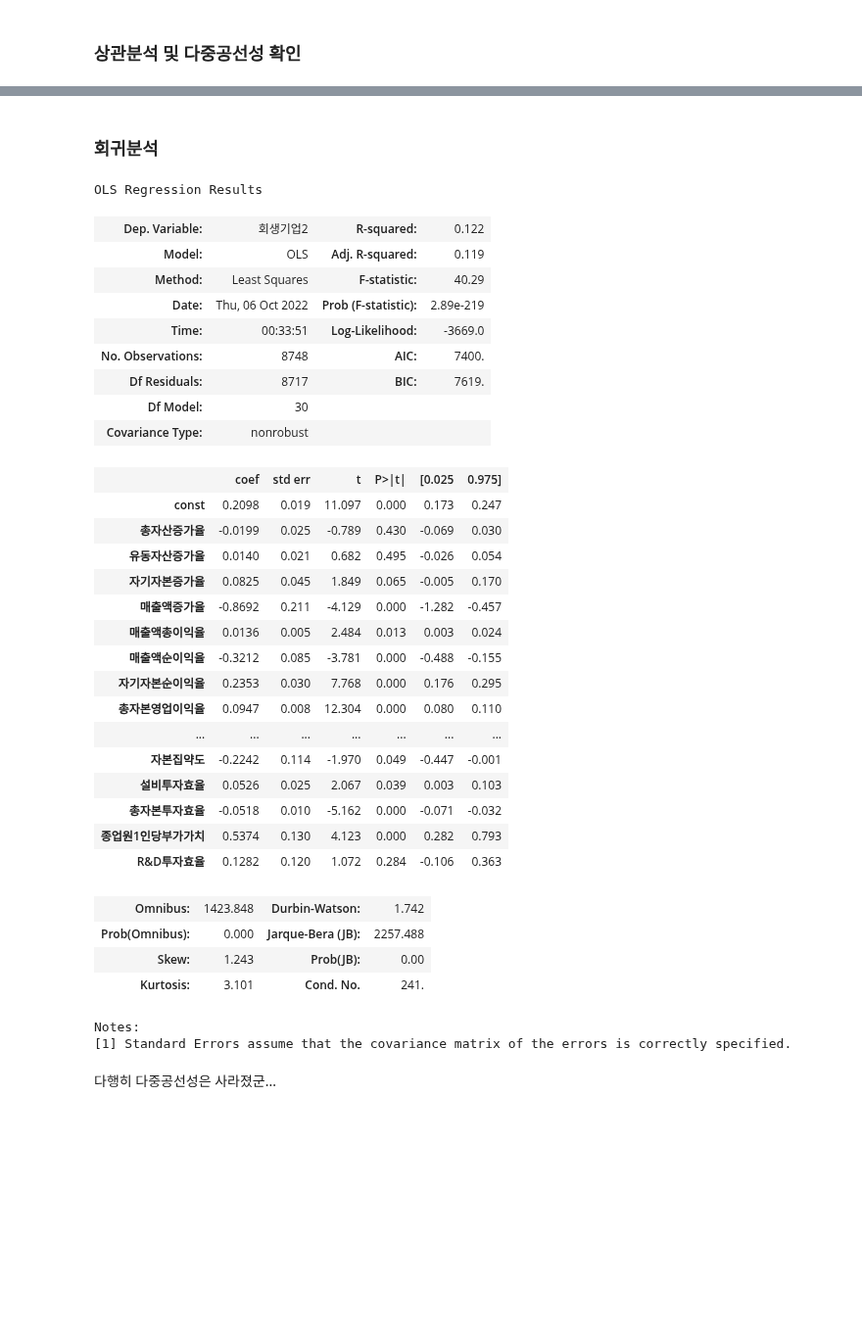
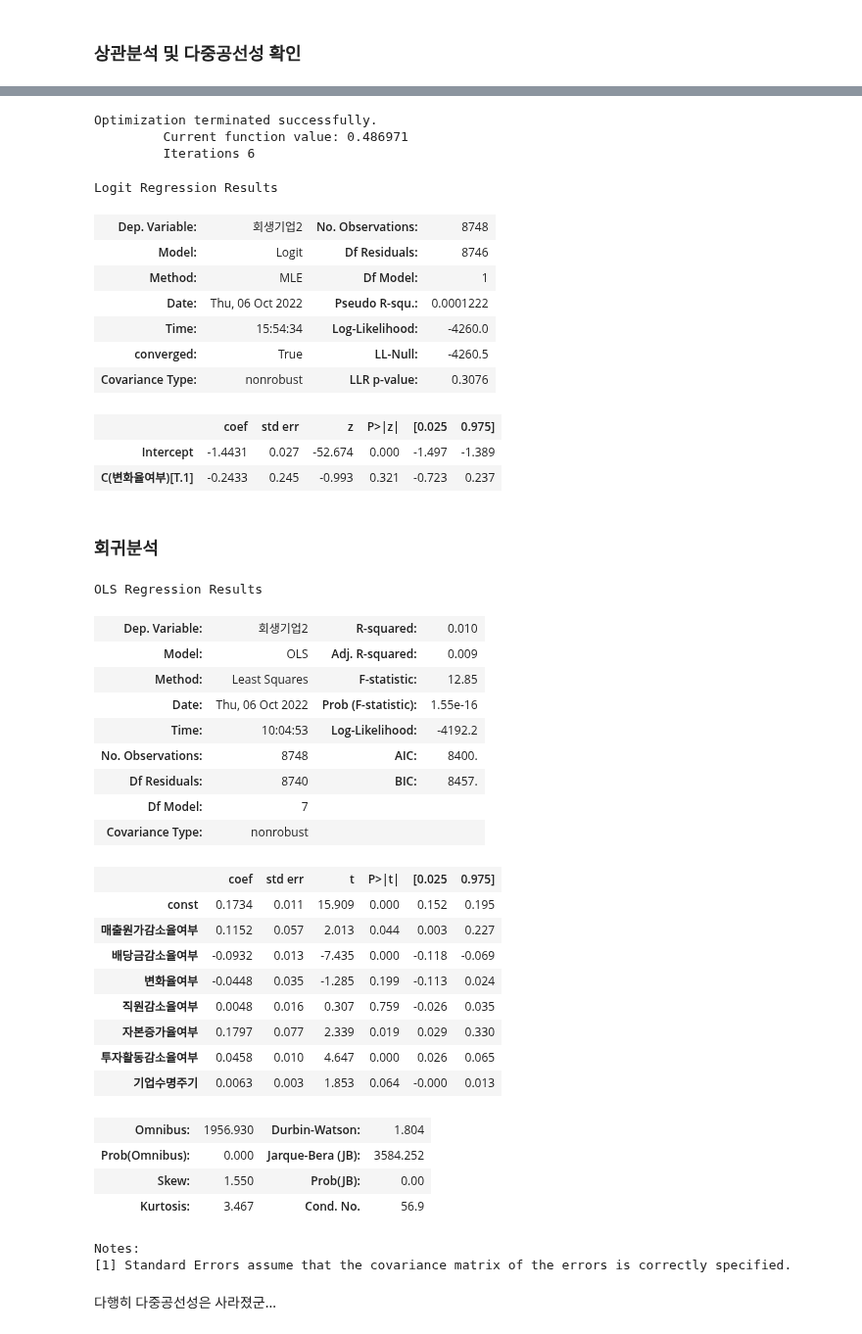
Before and after one commit to Penta-Audit-Technology/jh, a Jupyter notebook: main/featureselction.ipynb, the cells around one changed output, grey strips where cells are left out. Shown at 98% size. Drawn from its saved outputs; the diff is of its cells as text; code cells hidden in the pictures; blank space fills up the shorter version.

```diff
--- a/main/featureselction.ipynb
+++ b/main/featureselction.ipynb
@@ -629,53 +750,67 @@ vif
+# %%
+import statsmodels.formula.api as smf
+from tensorboard import summary
+formula = '회생기업2 ~ C(변화율여부)'
+log_reg = smf.logit(formula, data= df).fit()
+log_reg.summary()
+# %% [output]
+Optimization terminated successfully.
+         Current function value: 0.486971
+         Iterations 6
+Logit Regression Results
+| Dep. Variable: | 회생기업2 | No. Observations: | 8748 |
+| Model: | Logit | Df Residuals: | 8746 |
+| Method: | MLE | Df Model: | 1 |
+| Date: | Thu, 06 Oct 2022 | Pseudo R-squ.: | 0.0001222 |
+| Time: | 15:54:34 | Log-Likelihood: | -4260.0 |
+| converged: | True | LL-Null: | -4260.5 |
+| Covariance Type: | nonrobust | LLR p-value: | 0.3076 |
+|  | coef | std err | z | P>|z| | [0.025 | 0.975] |
+| Intercept | -1.4431 | 0.027 | -52.674 | 0.000 | -1.497 | -1.389 |
+| C(변화율여부)[T.1] | -0.2433 | 0.245 | -0.993 | 0.321 | -0.723 | 0.237 |
 # %% [markdown]
 ### 회귀분석
 # %%
 # 필요한 라이브러리
 import statsmodels.api as sm
 
 # target은 종속변수, feature는 독립변수와 같다.
 target = y
-feature = ss_sc3
+feature = x
 
 # 상수항을 더해줘서 회귀식을 더 잘 적합할 수 있도록 만들어 준다.
 feature_add = sm.add_constant(feature, has_constant='add')
 
 # sm OLS 적합
 model = sm.OLS(target, feature_add)
 fitted_model = model.fit()
 
 # summary 함수통해 결과출력
 fitted_model.summary()
 # %% [output]
 OLS Regression Results
-| Dep. Variable: | 회생기업2 | R-squared: | 0.122 |
-| Model: | OLS | Adj. R-squared: | 0.119 |
-| Method: | Least Squares | F-statistic: | 40.29 |
-| Date: | Thu, 06 Oct 2022 | Prob (F-statistic): | 2.89e-219 |
-| Time: | 00:33:51 | Log-Likelihood: | -3669.0 |
-| No. Observations: | 8748 | AIC: | 7400. |
-| Df Residuals: | 8717 | BIC: | 7619. |
-| Df Model: | 30 |  |  |
+| Dep. Variable: | 회생기업2 | R-squared: | 0.010 |
+| Model: | OLS | Adj. R-squared: | 0.009 |
+| Method: | Least Squares | F-statistic: | 12.85 |
+| Date: | Thu, 06 Oct 2022 | Prob (F-statistic): | 1.55e-16 |
+| Time: | 10:04:53 | Log-Likelihood: | -4192.2 |
+| No. Observations: | 8748 | AIC: | 8400. |
+| Df Residuals: | 8740 | BIC: | 8457. |
+| Df Model: | 7 |  |  |
 | Covariance Type: | nonrobust |  |  |
 |  | coef | std err | t | P>|t| | [0.025 | 0.975] |
-| const | 0.2098 | 0.019 | 11.097 | 0.000 | 0.173 | 0.247 |
-| 총자산증가율 | -0.0199 | 0.025 | -0.789 | 0.430 | -0.069 | 0.030 |
-| 유동자산증가율 | 0.0140 | 0.021 | 0.682 | 0.495 | -0.026 | 0.054 |
-| 자기자본증가율 | 0.0825 | 0.045 | 1.849 | 0.065 | -0.005 | 0.170 |
-| 매출액증가율 | -0.8692 | 0.211 | -4.129 | 0.000 | -1.282 | -0.457 |
-| 매출액총이익율 | 0.0136 | 0.005 | 2.484 | 0.013 | 0.003 | 0.024 |
-| 매출액순이익율 | -0.3212 | 0.085 | -3.781 | 0.000 | -0.488 | -0.155 |
-| 자기자본순이익율 | 0.2353 | 0.030 | 7.768 | 0.000 | 0.176 | 0.295 |
-| 총자본영업이익율 | 0.0947 | 0.008 | 12.304 | 0.000 | 0.080 | 0.110 |
-| ... | ... | ... | ... | ... | ... | ... |
-| 자본집약도 | -0.2242 | 0.114 | -1.970 | 0.049 | -0.447 | -0.001 |
-| 설비투자효율 | 0.0526 | 0.025 | 2.067 | 0.039 | 0.003 | 0.103 |
-| 총자본투자효율 | -0.0518 | 0.010 | -5.162 | 0.000 | -0.071 | -0.032 |
-| 종업원1인당부가가치 | 0.5374 | 0.130 | 4.123 | 0.000 | 0.282 | 0.793 |
-| R&D투자효율 | 0.1282 | 0.120 | 1.072 | 0.284 | -0.106 | 0.363 |
+| const | 0.1734 | 0.011 | 15.909 | 0.000 | 0.152 | 0.195 |
+| 매출원가감소율여부 | 0.1152 | 0.057 | 2.013 | 0.044 | 0.003 | 0.227 |
+| 배당금감소율여부 | -0.0932 | 0.013 | -7.435 | 0.000 | -0.118 | -0.069 |
+| 변화율여부 | -0.0448 | 0.035 | -1.285 | 0.199 | -0.113 | 0.024 |
+| 직원감소율여부 | 0.0048 | 0.016 | 0.307 | 0.759 | -0.026 | 0.035 |
+| 자본증가율여부 | 0.1797 | 0.077 | 2.339 | 0.019 | 0.029 | 0.330 |
+| 투자활동감소율여부 | 0.0458 | 0.010 | 4.647 | 0.000 | 0.026 | 0.065 |
+| 기업수명주기 | 0.0063 | 0.003 | 1.853 | 0.064 | -0.000 | 0.013 |
-| Omnibus: | 1423.848 | Durbin-Watson: | 1.742 |
-| Prob(Omnibus): | 0.000 | Jarque-Bera (JB): | 2257.488 |
-| Skew: | 1.243 | Prob(JB): | 0.00 |
-| Kurtosis: | 3.101 | Cond. No. | 241. |
+| Omnibus: | 1956.930 | Durbin-Watson: | 1.804 |
+| Prob(Omnibus): | 0.000 | Jarque-Bera (JB): | 3584.252 |
+| Skew: | 1.550 | Prob(JB): | 0.00 |
+| Kurtosis: | 3.467 | Cond. No. | 56.9 |
 Notes:
 [1] Standard Errors assume that the covariance matrix of the errors is correctly specified.
 # %% [markdown]
```
Also changed, not shown: parts of 15 cells of this notebook, 5 other files.
